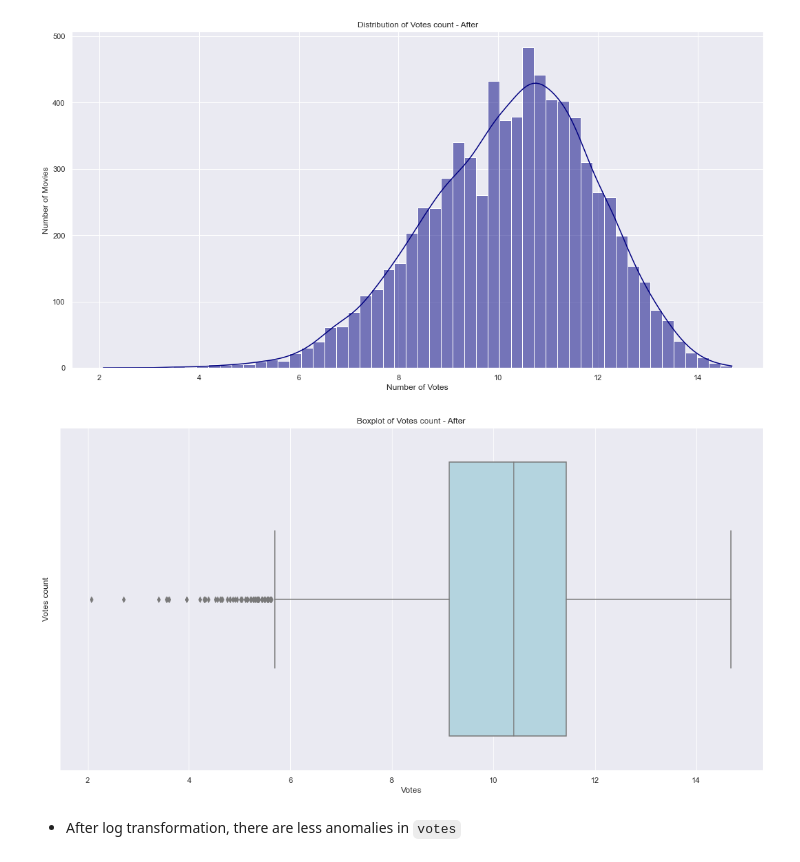
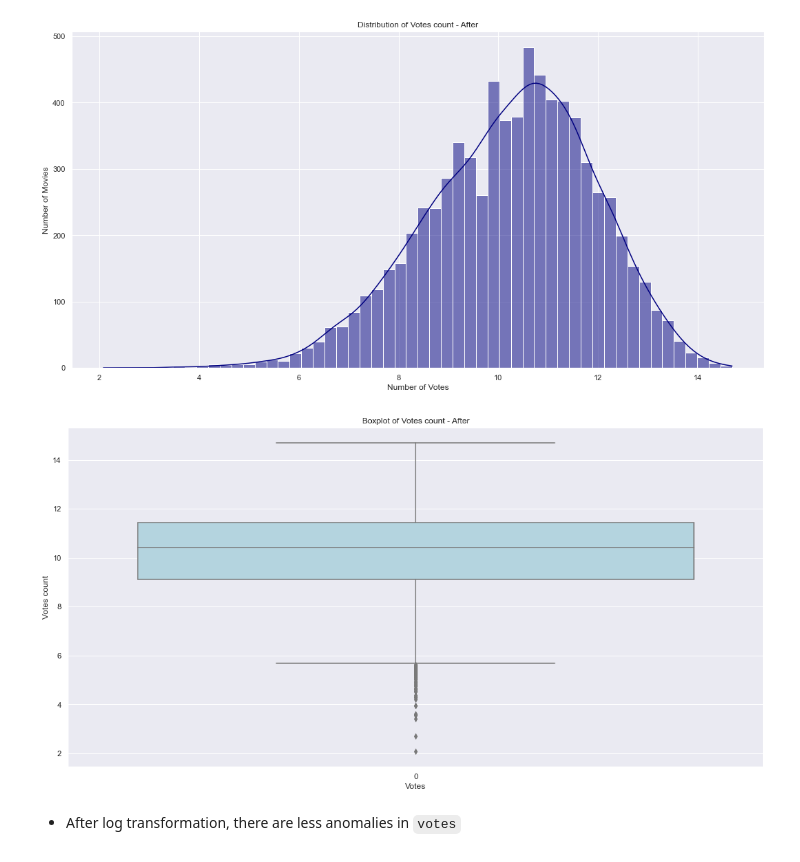
Before and after one commit to chengyaolee/SC1015-DSAI-Project, a Jupyter notebook: MiniProject2023_Team2.ipynb, the cells around one changed output. Cells and saved outputs as stored; diff of their text form; code cells hidden in the pictures.

```diff
--- a/MiniProject2023_Team2.ipynb
+++ b/MiniProject2023_Team2.ipynb
@@ -776,13 +778,13 @@ plt.show()
 # %%
 # Boxplot for votes after adjusting skewness
 f, ax = plt.subplots(figsize=(18,9))
-sns.boxplot(data['votes'], color="lightblue", orient = "h")
+sns.boxplot(data['votes'], color="lightblue")
 ax.set(ylabel="Votes count")
 ax.set(xlabel="Votes")
 ax.set(title="Boxplot of Votes count - After")
 plt.show()
 # %% [output]
-[figure, old version]
+[figure, new version]
 # %% [markdown]
 * After log transformation, there are less anomalies in `votes`
 # %% [markdown]
```
Also changed, not shown: parts of 10 cells of this notebook.
